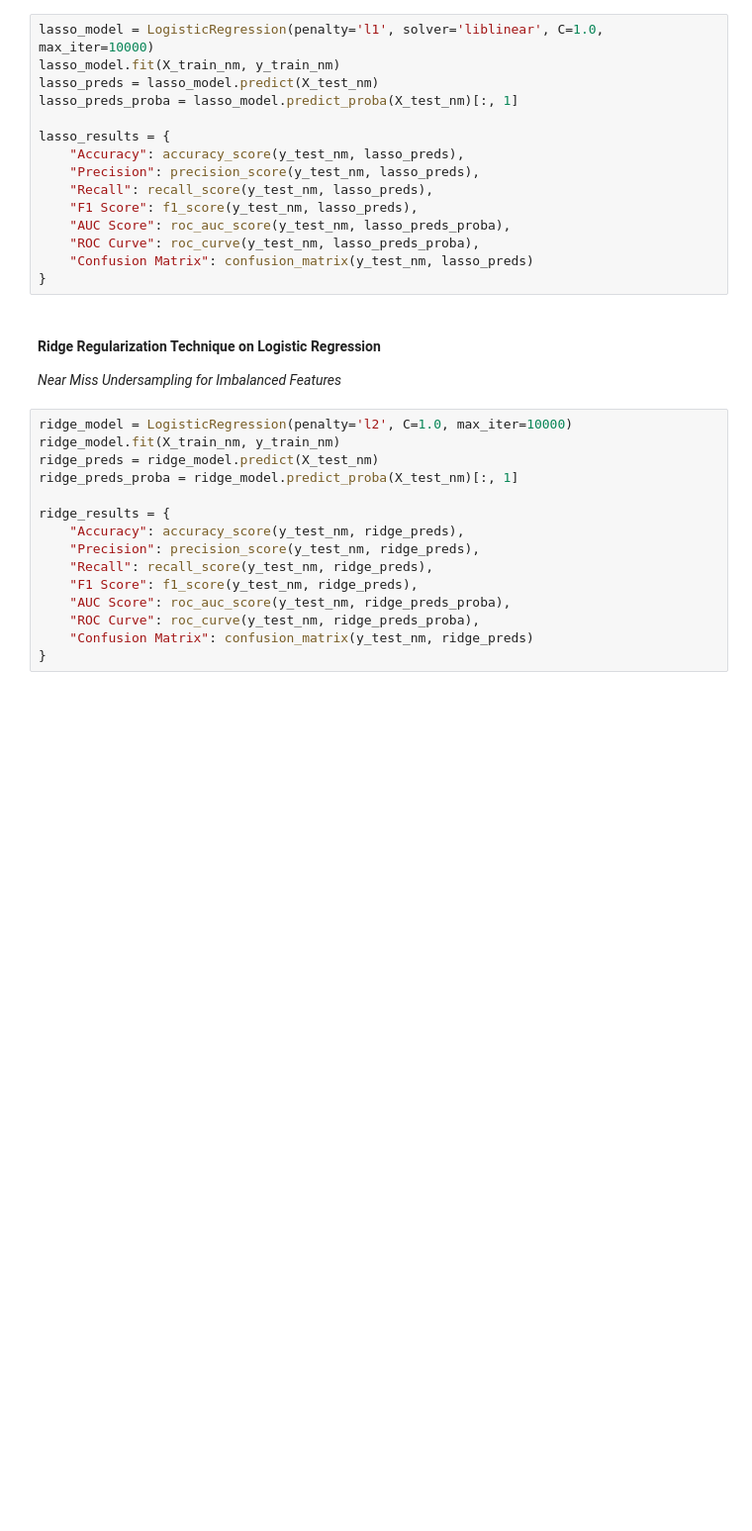
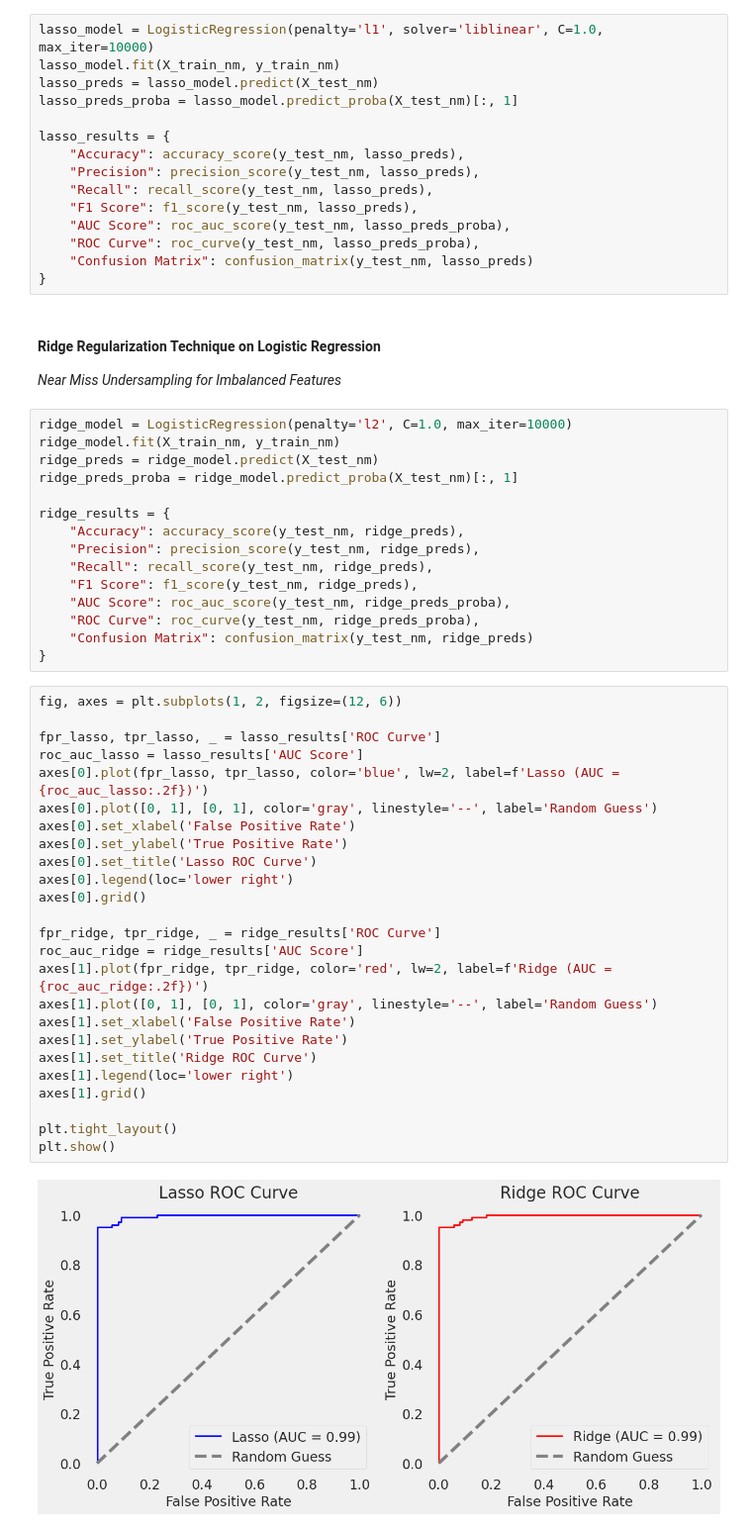
Before and after one commit to ZiadMAlsawy/ML_Project, a Jupyter notebook: Task_2.ipynb, the cells around one changed output. Shown: that part at 99% size. Drawn from its saved outputs; the diff is of its cells as text; blank space fills up the shorter version.

```diff
--- a/Task_2.ipynb
+++ b/Task_2.ipynb
@@ -616,3 +616,30 @@ ridge_results = {
     "ROC Curve": roc_curve(y_test_nm, ridge_preds_proba),
     "Confusion Matrix": confusion_matrix(y_test_nm, ridge_preds)
 }
+# %%
+fig, axes = plt.subplots(1, 2, figsize=(12, 6))
+
+fpr_lasso, tpr_lasso, _ = lasso_results['ROC Curve']
+roc_auc_lasso = lasso_results['AUC Score']
+axes[0].plot(fpr_lasso, tpr_lasso, color='blue', lw=2, label=f'Lasso (AUC = {roc_auc_lasso:.2f})')
+axes[0].plot([0, 1], [0, 1], color='gray', linestyle='--', label='Random Guess')
+axes[0].set_xlabel('False Positive Rate')
+axes[0].set_ylabel('True Positive Rate')
+axes[0].set_title('Lasso ROC Curve')
+axes[0].legend(loc='lower right')
+axes[0].grid()
+
+fpr_ridge, tpr_ridge, _ = ridge_results['ROC Curve']
+roc_auc_ridge = ridge_results['AUC Score']
+axes[1].plot(fpr_ridge, tpr_ridge, color='red', lw=2, label=f'Ridge (AUC = {roc_auc_ridge:.2f})')
+axes[1].plot([0, 1], [0, 1], color='gray', linestyle='--', label='Random Guess')
+axes[1].set_xlabel('False Positive Rate')
+axes[1].set_ylabel('True Positive Rate')
+axes[1].set_title('Ridge ROC Curve')
+axes[1].legend(loc='lower right')
+axes[1].grid()
+
+plt.tight_layout()
+plt.show()
+# %% [output]
+[figure, added]
```
Also changed, not shown: parts of 6 cells of this notebook.
